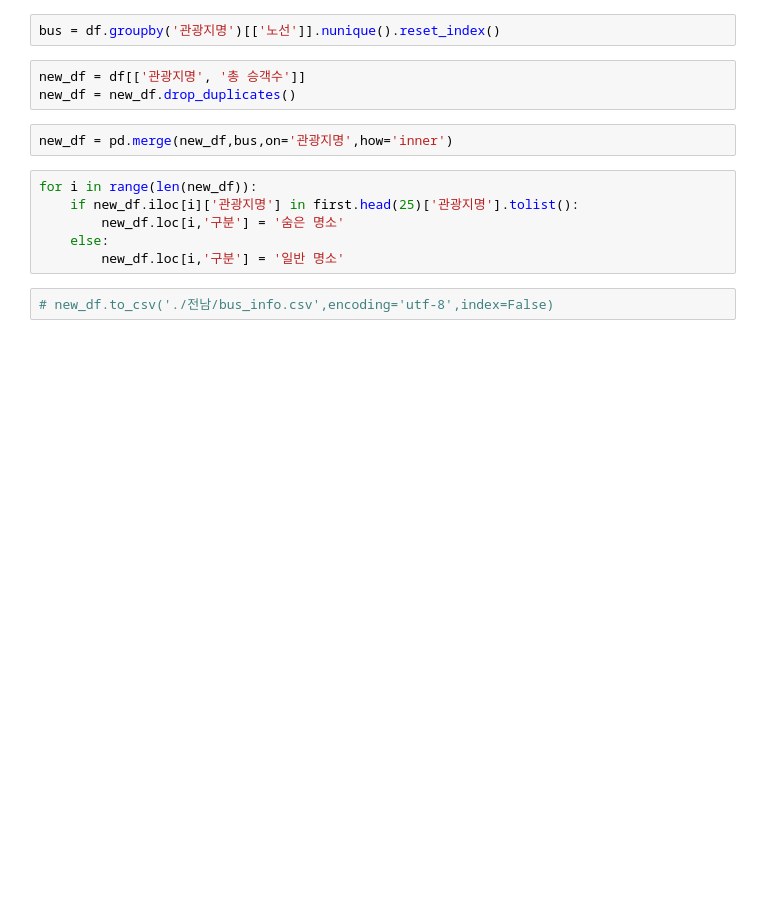
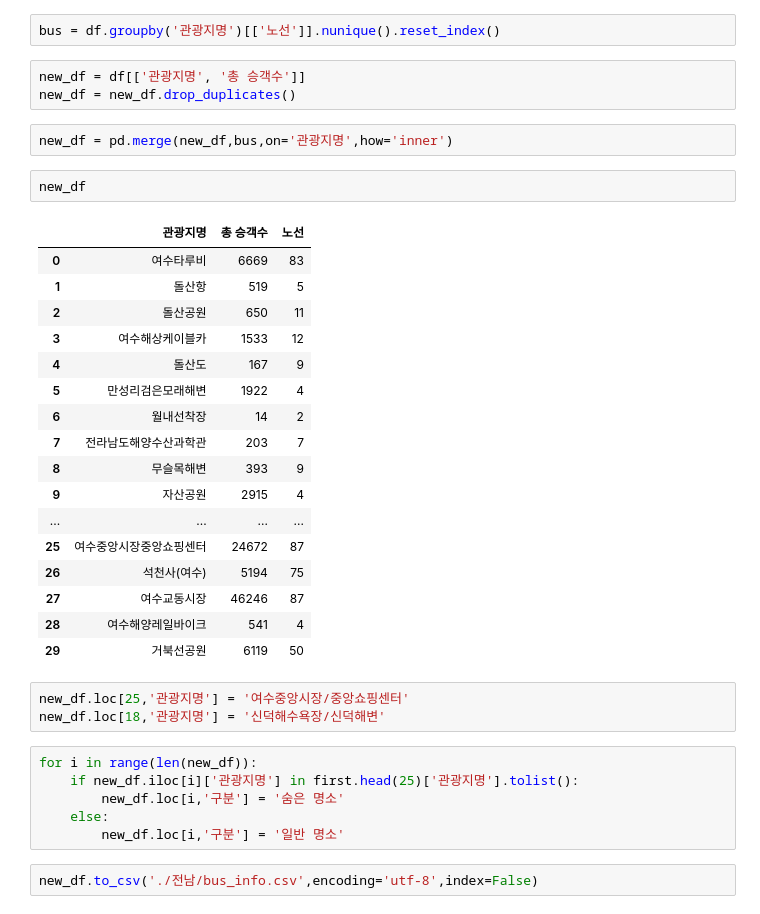
Before and after one commit to GRetriever/Data-Analysis-Project, a Jupyter notebook: Tourist Attractions/전남.ipynb, the cells around one changed output. Drawn from its saved outputs; the diff is of its cells as text; blank space fills up the shorter version.

```diff
--- a/Tourist Attractions/전남.ipynb
+++ b/Tourist Attractions/전남.ipynb
@@ -646,6 +648,29 @@ new_df = df[['관광지명', '총 승객수']]
 new_df = new_df.drop_duplicates()
 # %%
 new_df = pd.merge(new_df,bus,on='관광지명',how='inner')
+# %%
+new_df
+# %% [output]
+|  | 관광지명 | 총 승객수 | 노선 |
+| 0 | 여수타루비 | 6669 | 83 |
+| 1 | 돌산항 | 519 | 5 |
+| 2 | 돌산공원 | 650 | 11 |
+| 3 | 여수해상케이블카 | 1533 | 12 |
+| 4 | 돌산도 | 167 | 9 |
+| 5 | 만성리검은모래해변 | 1922 | 4 |
+| 6 | 월내선착장 | 14 | 2 |
+| 7 | 전라남도해양수산과학관 | 203 | 7 |
+| 8 | 무슬목해변 | 393 | 9 |
+| 9 | 자산공원 | 2915 | 4 |
+| ... | ... | ... | ... |
+| 25 | 여수중앙시장중앙쇼핑센터 | 24672 | 87 |
+| 26 | 석천사(여수) | 5194 | 75 |
+| 27 | 여수교동시장 | 46246 | 87 |
+| 28 | 여수해양레일바이크 | 541 | 4 |
+| 29 | 거북선공원 | 6119 | 50 |
+# %%
+new_df.loc[25,'관광지명'] = '여수중앙시장/중앙쇼핑센터'
+new_df.loc[18,'관광지명'] = '신덕해수욕장/신덕해변'
 # %%
 for i in range(len(new_df)):
     if new_df.iloc[i]['관광지명'] in first.head(25)['관광지명'].tolist():
@@ -653,5 +678,5 @@ for i in range(len(new_df)):
     else:
         new_df.loc[i,'구분'] = '일반 명소'
 # %%
-# new_df.to_csv('./전남/bus_info.csv',encoding='utf-8',index=False)
+new_df.to_csv('./전남/bus_info.csv',encoding='utf-8',index=False)
 # %%
```
Also changed, not shown: parts of 9 cells of this notebook, 7 other files.
